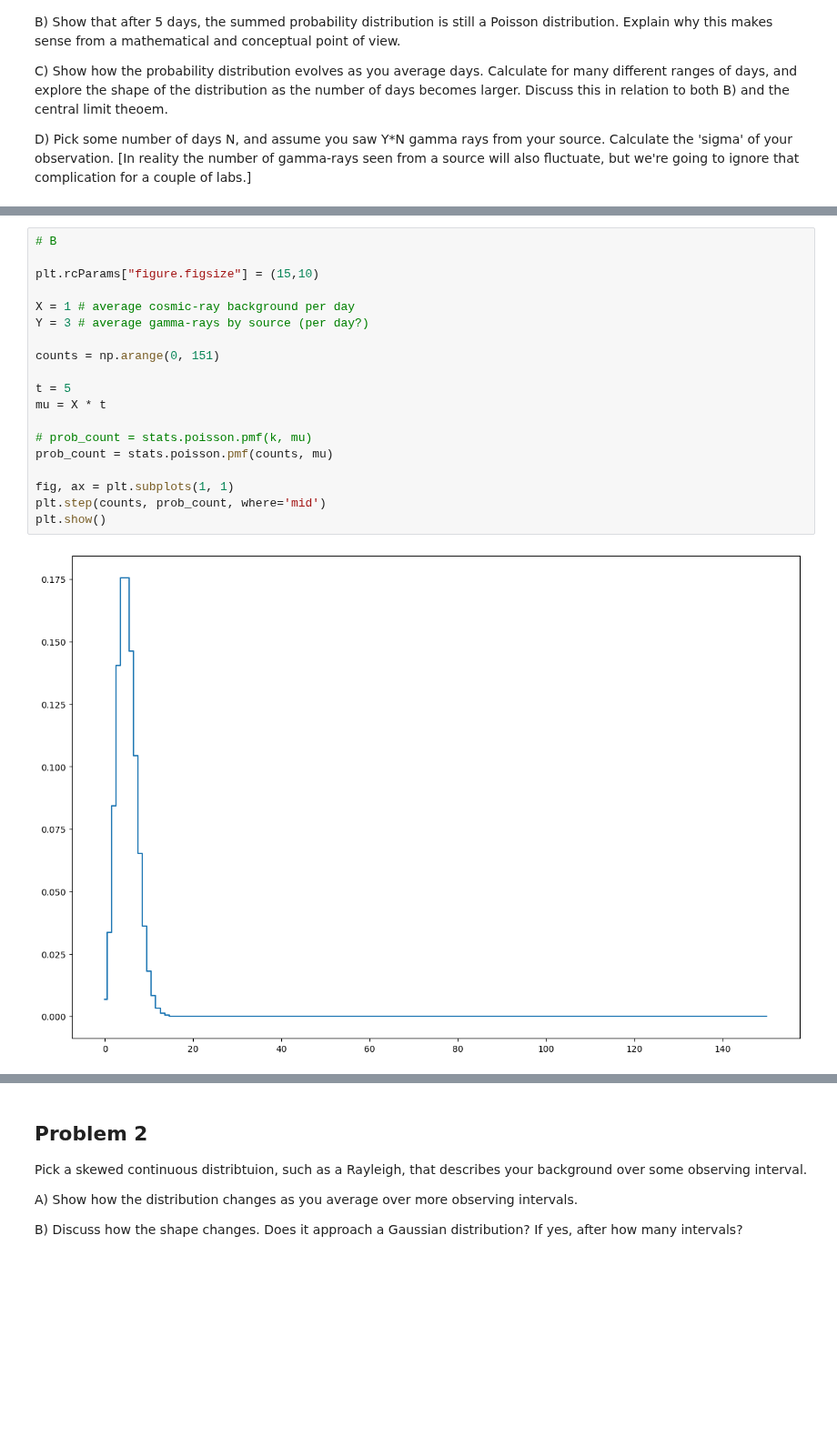
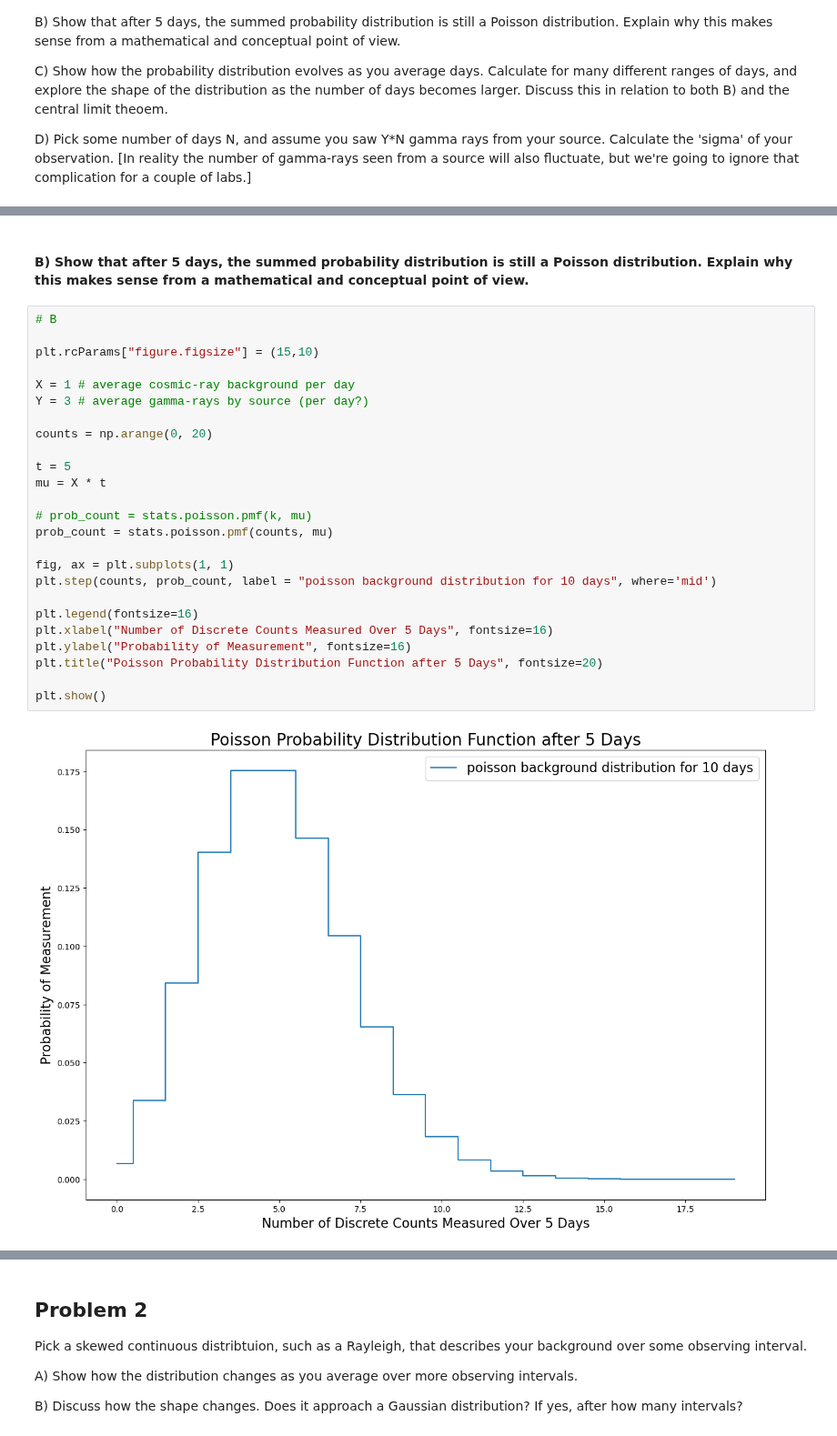
Before and after one commit to OwenCJ/Adv_lab-phys-434, a Jupyter notebook: Lab2.ipynb, the cells around one changed output, grey strips where cells are left out. Shown at 91% size. Cells and saved outputs as stored; diff of their text form; blank space fills up the shorter version.

```diff
--- a/Lab2.ipynb
+++ b/Lab2.ipynb
@@ -61,22 +67,30 @@ plt.show()
+# %% [markdown]
+#### B) Show that after 5 days, the summed probability distribution is still a Poisson distribution. Explain why this makes sense from a mathematical and conceptual point of view.
 # %%
 # B
 
 plt.rcParams["figure.figsize"] = (15,10)
 
 X = 1 # average cosmic-ray background per day
 Y = 3 # average gamma-rays by source (per day?)
 
-counts = np.arange(0, 151)
+counts = np.arange(0, 20)
 
 t = 5
 mu = X * t
 
 # prob_count = stats.poisson.pmf(k, mu)
 prob_count = stats.poisson.pmf(counts, mu)
 
 fig, ax = plt.subplots(1, 1)
-plt.step(counts, prob_count, where='mid')
+plt.step(counts, prob_count, label = "poisson background distribution for 10 days", where='mid')
+
+plt.legend(fontsize=16)
+plt.xlabel("Number of Discrete Counts Measured Over 5 Days", fontsize=16)
+plt.ylabel("Probability of Measurement", fontsize=16)
+plt.title("Poisson Probability Distribution Function after 5 Days", fontsize=20)
+
 plt.show()
 # %% [output]
-[figure, old version]
+[figure, new version]
 # %% [markdown]
```
Also changed, not shown: parts of 14 cells of this notebook.
